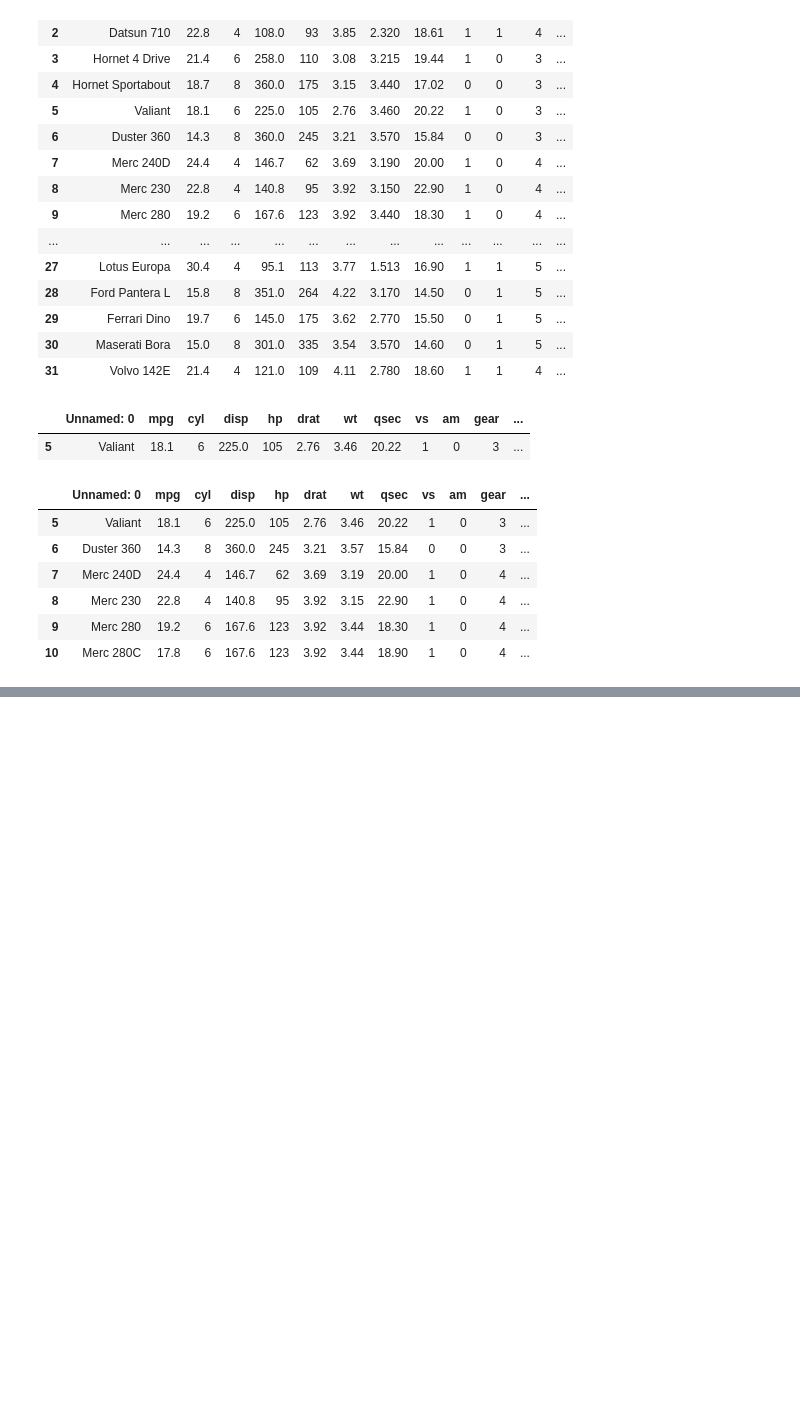
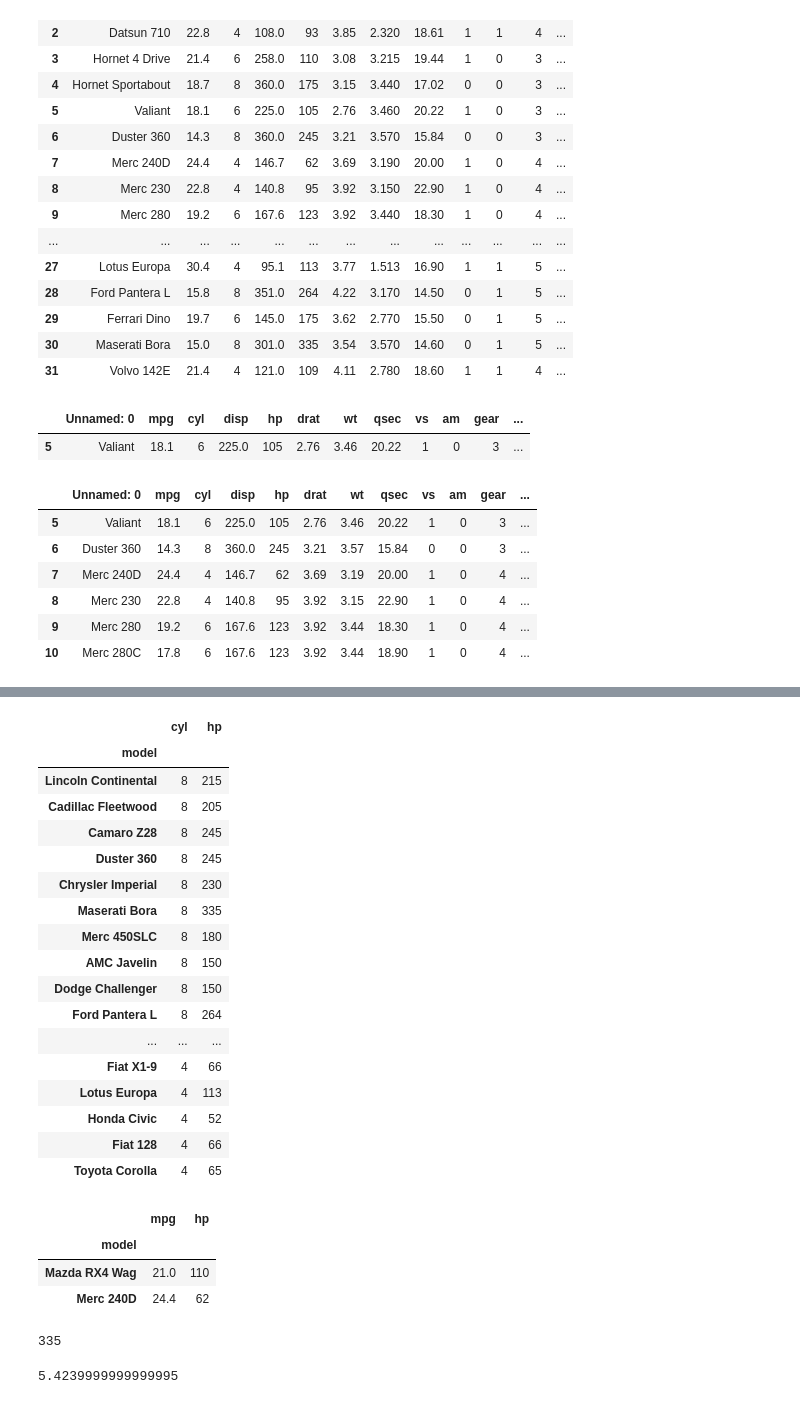
Before and after one commit to saikhairnar20023/Data--science-programs, a Jupyter notebook: Program__6.ipynb, the cells around one changed output, grey strips where cells are left out. Cells and saved outputs as stored; diff of their text form; code cells hidden in the pictures; blank space fills up the shorter version.

```diff
--- a/Program__6.ipynb
+++ b/Program__6.ipynb
@@ -276,0 +379,36 @@ df.loc[5:10]
+# %%
+df[["cyl","hp"]]
+# %% [output]
+|  | cyl | hp |
+| model |  |  |
+| Lincoln Continental | 8 | 215 |
+| Cadillac Fleetwood | 8 | 205 |
+| Camaro Z28 | 8 | 245 |
+| Duster 360 | 8 | 245 |
+| Chrysler Imperial | 8 | 230 |
+| Maserati Bora | 8 | 335 |
+| Merc 450SLC | 8 | 180 |
+| AMC Javelin | 8 | 150 |
+| Dodge Challenger | 8 | 150 |
+| Ford Pantera L | 8 | 264 |
+| ... | ... | ... |
+| Fiat X1-9 | 4 | 66 |
+| Lotus Europa | 4 | 113 |
+| Honda Civic | 4 | 52 |
+| Fiat 128 | 4 | 66 |
+| Toyota Corolla | 4 | 65 |
+# %%
+df.iloc[[19,25],[0,3]]
+# %% [output]
+|  | mpg | hp |
+| model |  |  |
+| Mazda RX4 Wag | 21.0 | 110 |
+| Merc 240D | 24.4 | 62 |
+# %%
+df["hp"].max()
+# %% [output]
+335
+# %%
+df["wt"].max()
+# %% [output]
+5.4239999999999995
```
Also changed, not shown: parts of 12 cells of this notebook.
